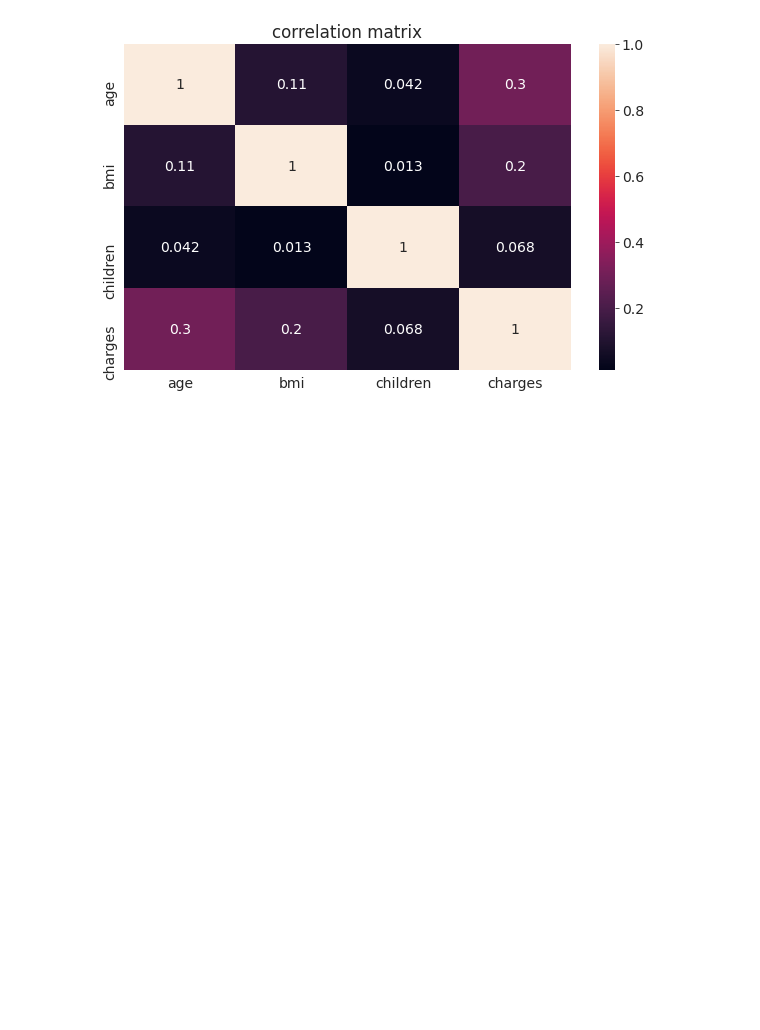
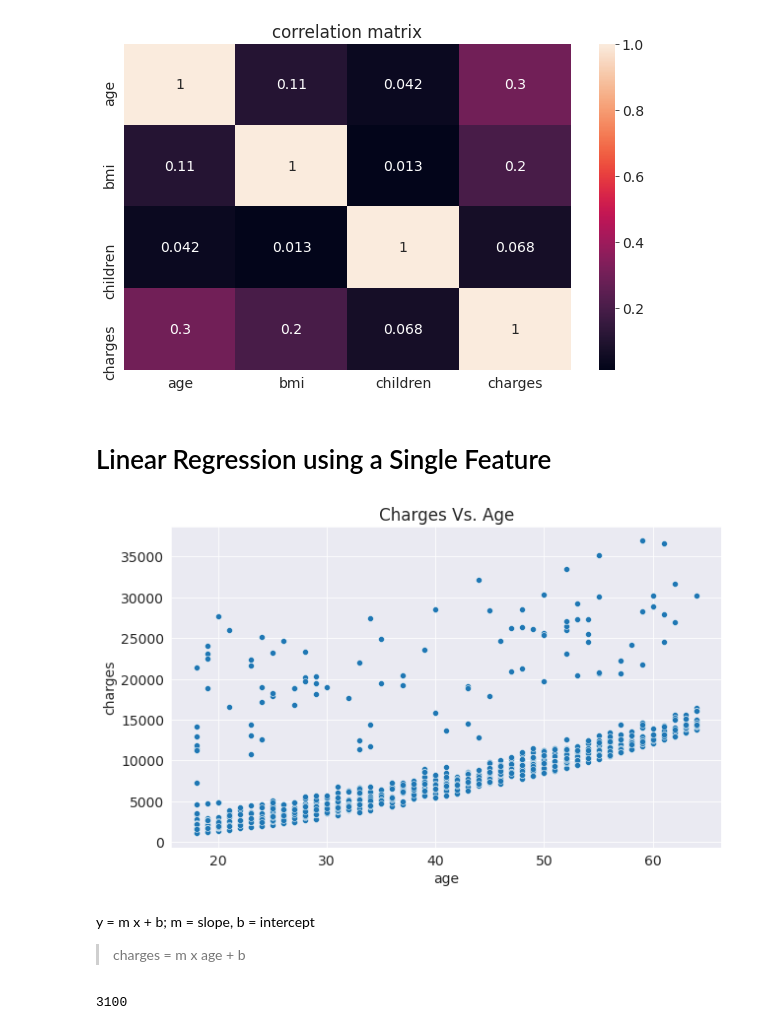
Before and after one commit to heyrobin/Medical-Expenses--ML, a Jupyter notebook: Predicting_Medical_Expenses_using_Linear_Regression.ipynb, the cells around one changed output. Drawn from its saved outputs; the diff is of its cells as text; code cells hidden in the pictures; blank space fills up the shorter version.

```diff
--- a/Predicting_Medical_Expenses_using_Linear_Regression.ipynb
+++ b/Predicting_Medical_Expenses_using_Linear_Regression.ipynb
@@ -297,3 +299,17 @@ sns.heatmap(medical.corr(), annot=True)
 plt.title('correlation matrix');
 # %% [output]
 [figure]
+# %% [markdown]
+# Linear Regression using a Single Feature
+# %%
+non_smokers = medical[medical.smoker == 'no']
+# %%
+plt.title("Charges Vs. Age")
+sns.scatterplot(data = non_smokers, x = 'age', y = 'charges');
+# %% [output]
+[figure, added]
+# %% [markdown]
+y = m x + b;
+m = slope, b = intercept
+
+> charges = m x age + b
@@ -299,0 +319,6 @@ plt.title('correlation matrix');
+# %%
+w = 50
+b = 100
+estimate_charges(60,w,b)
+# %% [output]
+3100
```
Also changed, not shown: parts of 17 cells of this notebook.
